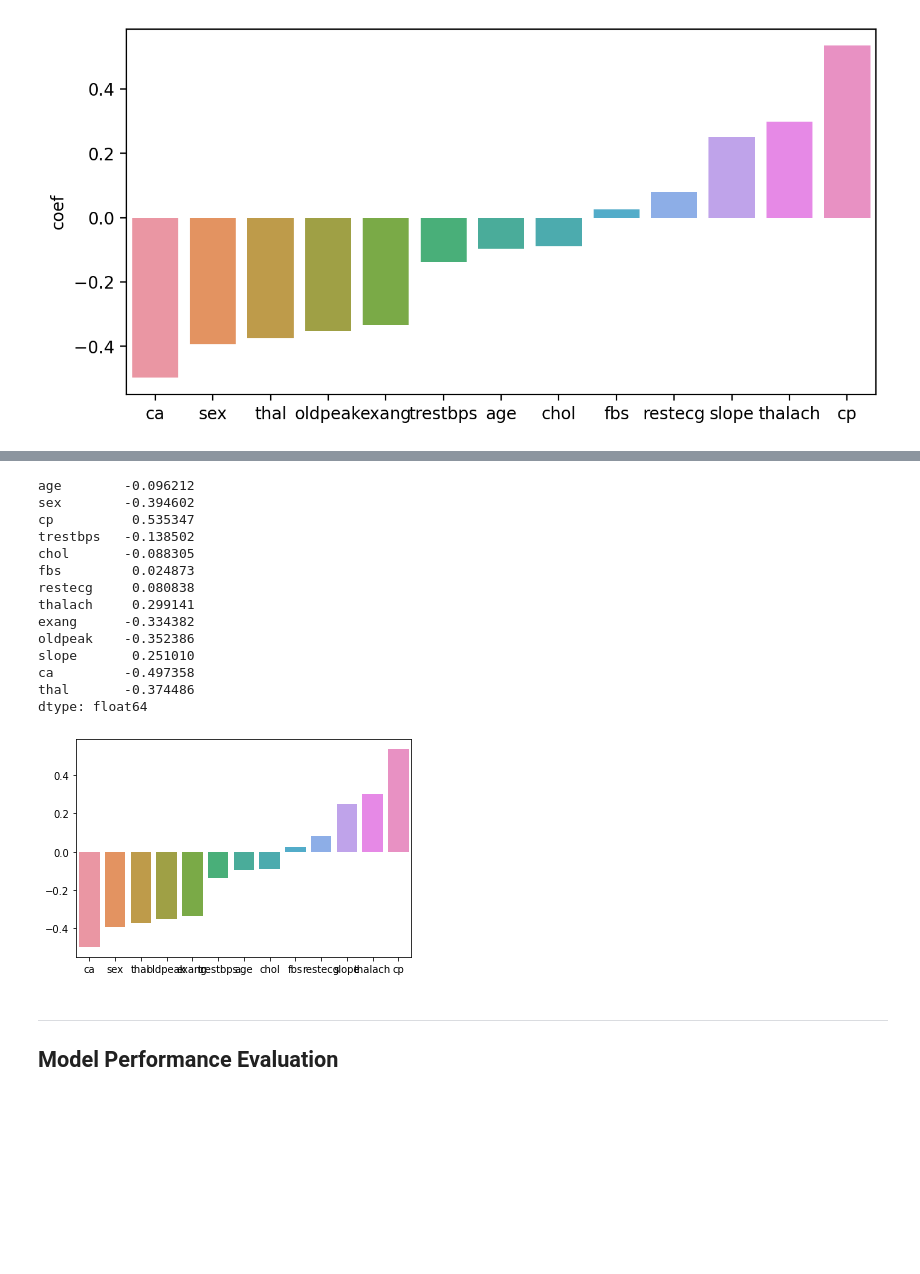
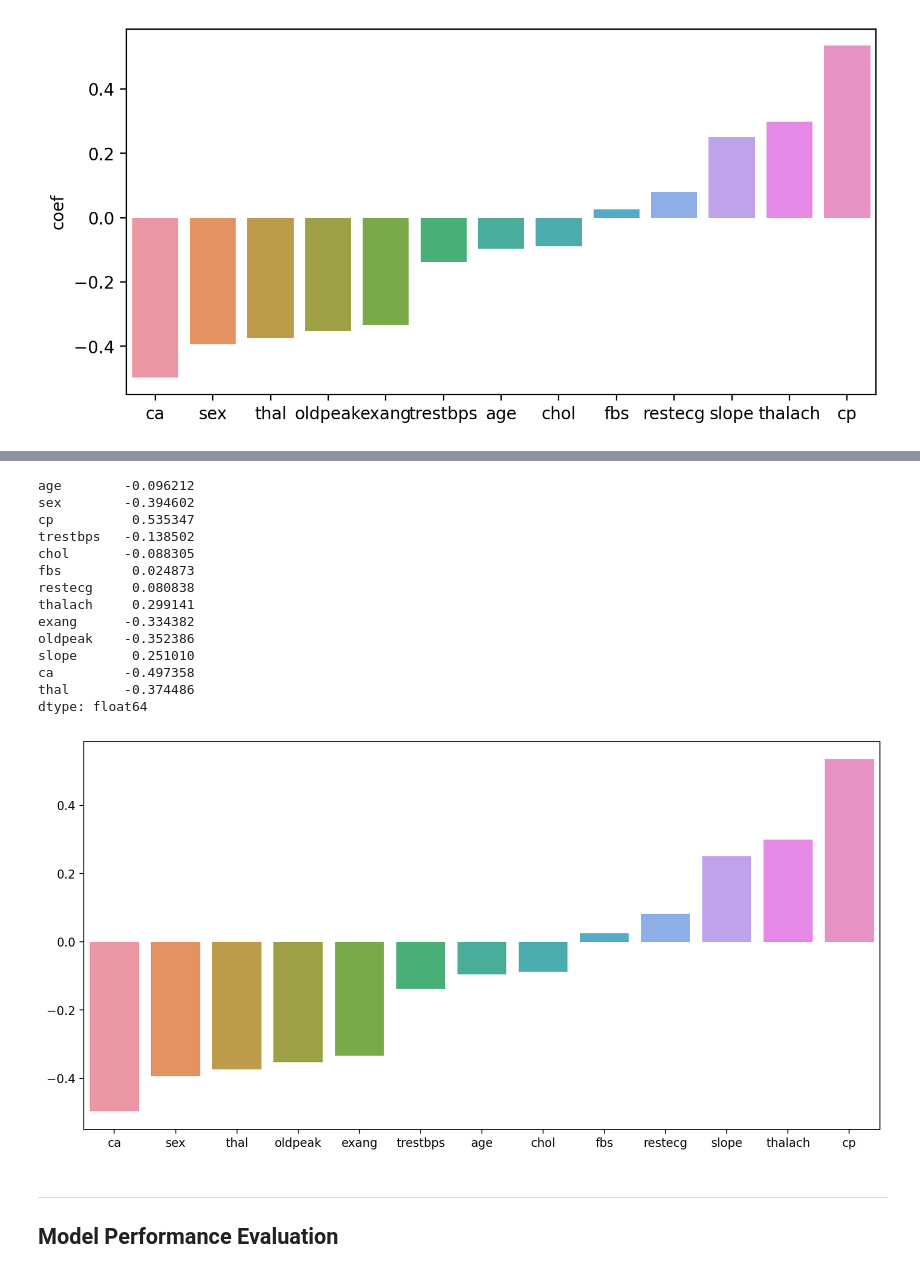
Before and after one commit to pbeata/DSc-Training, a Jupyter notebook: 03-Udemy-Python-for-ML-DS/Logistic-Regression-Project-Exercise.ipynb, the cells around one changed output, grey strips where cells are left out. Saved outputs shown, nothing was run; the diff lists cells and outputs as text; code cells hidden in the pictures; blank space fills up the shorter version.

```diff
--- a/03-Udemy-Python-for-ML-DS/Logistic-Regression-Project-Exercise.ipynb
+++ b/03-Udemy-Python-for-ML-DS/Logistic-Regression-Project-Exercise.ipynb
@@ -199,8 +151,7 @@ y = df['target']
 # %%
 from sklearn.model_selection import train_test_split
 # %%
-X_train, X_test, y_train, y_test = train_test_split(
-...     X, y, test_size=0.10, random_state=101)
+X_train, X_test, y_train, y_test = train_test_split(X, y, test_size=0.10, random_state=101)
 # %% [markdown]
 **TASK: Create a StandardScaler object and normalize the X train and test set feature data. Make sure you only fit to the training data to avoid data leakage (data knowledge leaking from the test set).**
 # %%
@@ -208,8 +159,8 @@ from sklearn.preprocessing import StandardScaler
 # %%
 scaler = StandardScaler()
 # %%
-X_train = scaler.fit_transform(X_train)
-X_test = scaler.transform(X_test)
+X_train_scaled = scaler.fit_transform(X_train)
+X_test_scaled = scaler.transform(X_test)
 # %% [markdown]
 ## Logistic Regression Model
 
@@ -349,27 +292,28 @@ sns.barplot(data=A, y='coef', x=features, order=A.sort_values('coef').index);
 # %%
 COEFS = pd.Series(index=X.columns, data=log_model.coef_[0])
+COEFS
+# %% [output]
+age        -0.096212
+sex        -0.394602
+cp          0.535347
+trestbps   -0.138502
+chol       -0.088305
+fbs         0.024873
+restecg     0.080838
+thalach     0.299141
+exang      -0.334382
+oldpeak    -0.352386
+slope       0.251010
+ca         -0.497358
+thal       -0.374486
+dtype: float64
-# %%
-COEFS
-# %% [output]
-age        -0.096212
-sex        -0.394602
-cp          0.535347
-trestbps   -0.138502
-chol       -0.088305
-fbs         0.024873
-restecg     0.080838
-thalach     0.299141
-exang      -0.334382
-oldpeak    -0.352386
-slope       0.251010
-ca         -0.497358
-thal       -0.374486
-dtype: float64
 # %%
 COEFS = COEFS.sort_values()
+plt.figure(figsize=(12,6), dpi=200)
 sns.barplot(x=COEFS.index, y=COEFS.values);
+plt.show()
 # %% [output]
-[figure, old version]
+[figure, new version]
 # %% [markdown]
 ---------
 
```
Also changed, not shown: parts of 32 cells of this notebook, 5 other files.
